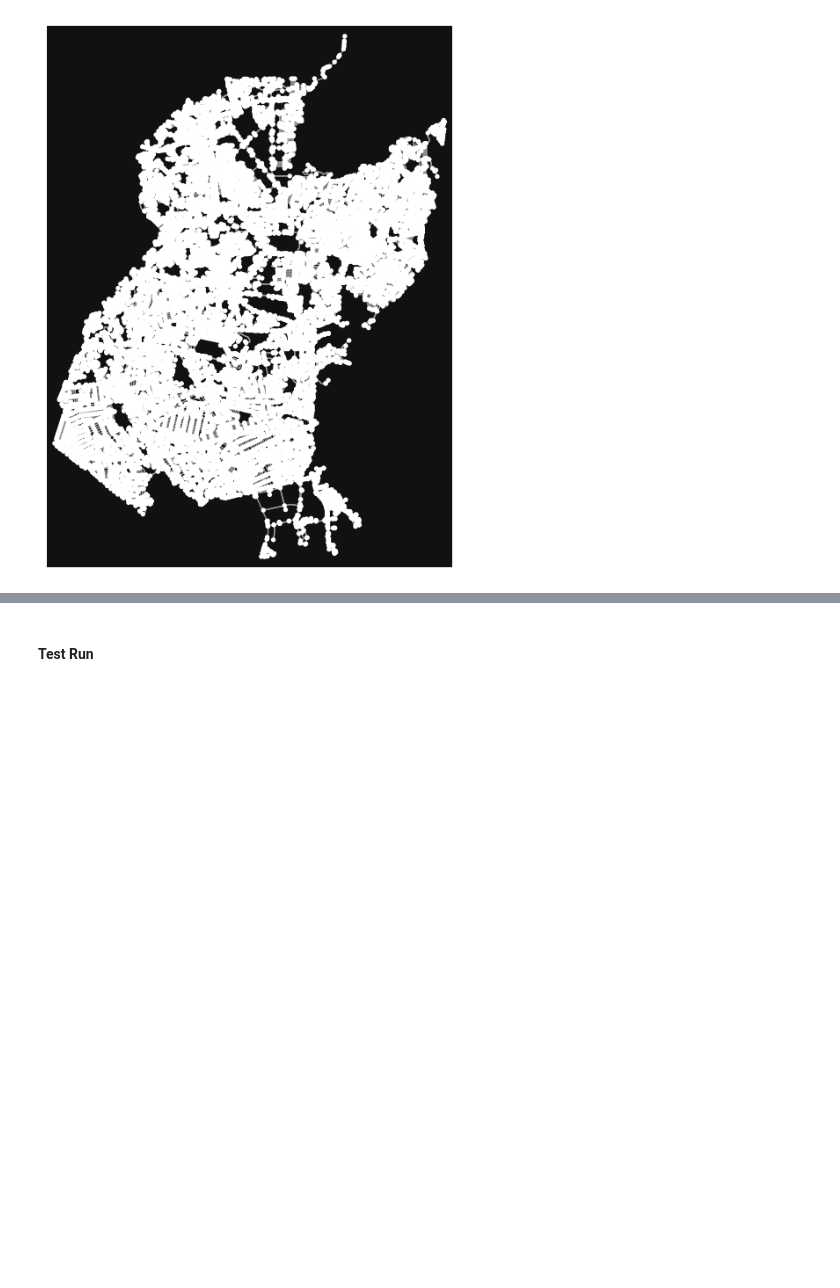
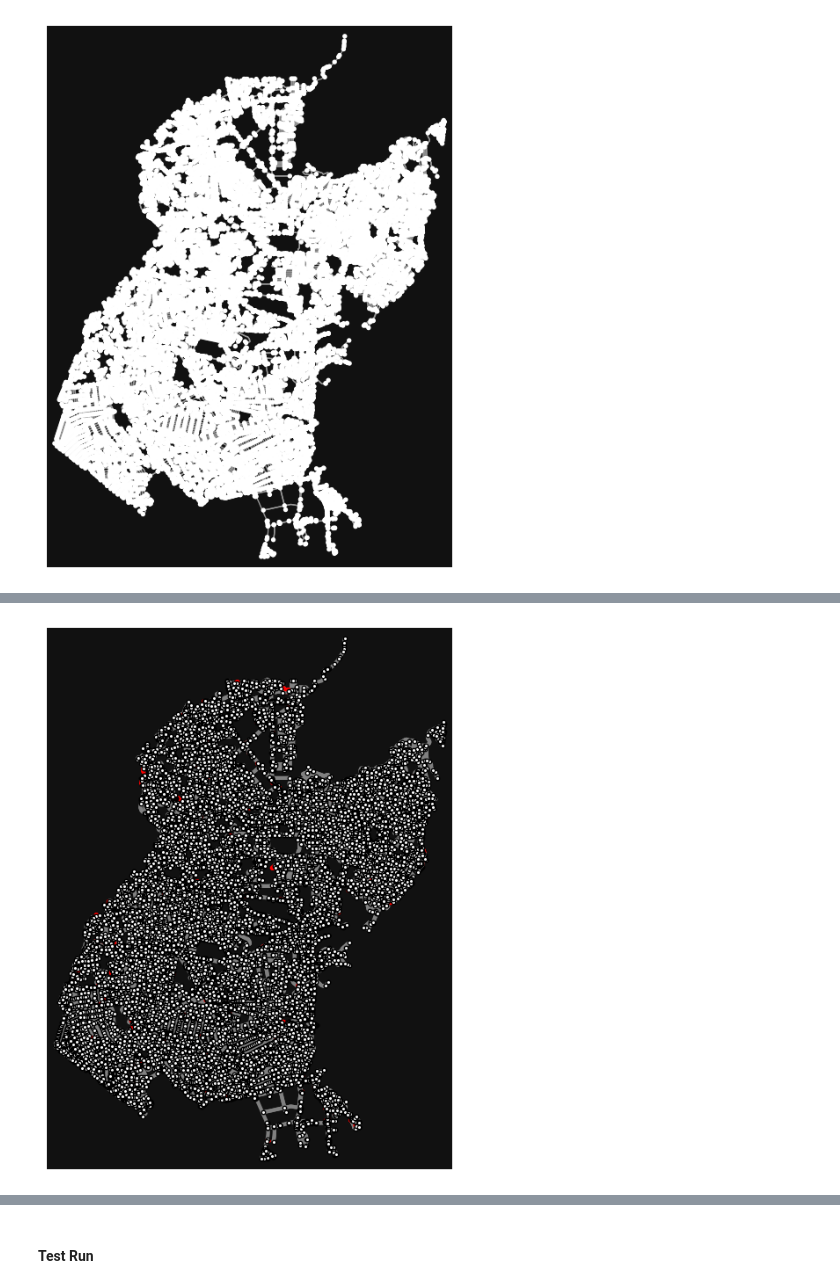
Before and after one commit to msescordial/rnga, a Jupyter notebook: Testing.ipynb, the cells around one changed output, grey strips where cells are left out. Cells and saved outputs as stored; diff of their text form; code cells hidden in the pictures; blank space fills up the shorter version.

```diff
--- a/Testing.ipynb
+++ b/Testing.ipynb
@@ -65,0 +80,8 @@ fig, ax = ox.plot_graph(H)
+# %%
+# highlight all parallel (multiple) edges
+ec = ["gray" if k == 0 or u == v else "r" for u, v, k in H.edges(keys=True)]
+fig, ax = ox.plot_graph(
+    H, node_color="w", node_edgecolor="k", node_size=10, edge_color=ec, edge_linewidth=3
+)
+# %% [output]
+[figure, added]
```
Also changed, not shown: parts of 3 cells of this notebook.
